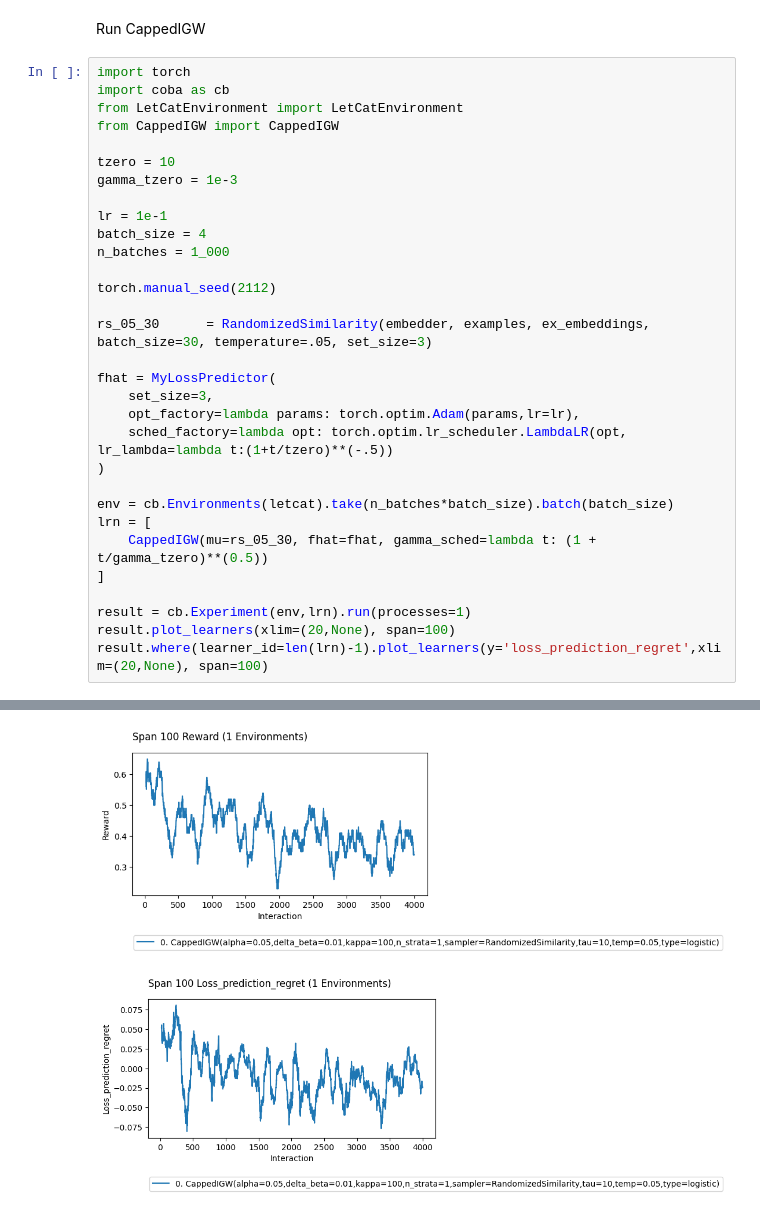
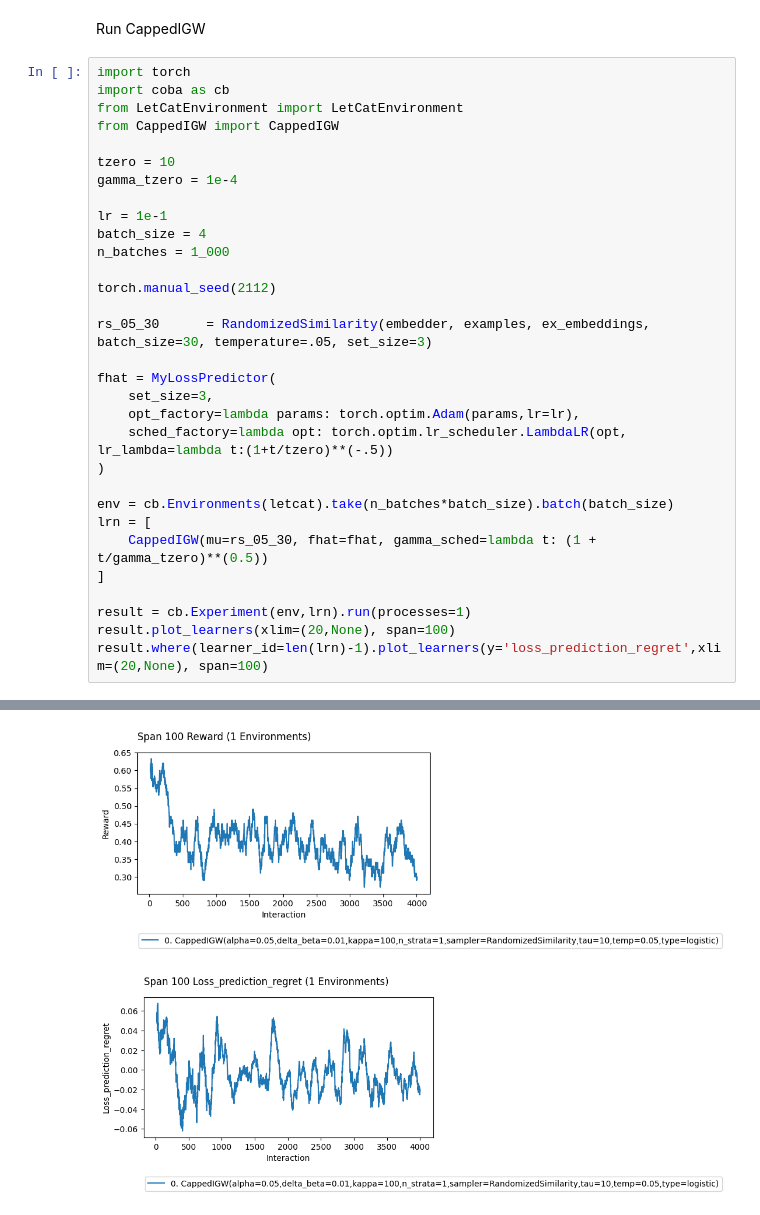
Before and after one commit to mrucker/onoff_experiments, a Jupyter notebook: demo/demo-example-selector.ipynb, the cells around one changed output, grey strips where cells are left out. Cells and saved outputs as stored; diff of their text form.

```diff
--- a/demo/demo-example-selector.ipynb
+++ b/demo/demo-example-selector.ipynb
@@ -281,7 +281,7 @@ from LetCatEnvironment import LetCatEnvironment
 from CappedIGW import CappedIGW
 
 tzero = 10
-gamma_tzero = 1e-3
+gamma_tzero = 1e-4
 
 lr = 1e-1
 batch_size = 4
@@ -316,2 +316,2 @@ result.where(learner_id=len(lrn)-1).plot_learners(y='loss_prediction_regret',xli
-[figure, old version]
+[figure, new version]
-[figure, old version]
+[figure, new version]
```
Also changed, not shown: parts of 1 cell of this notebook.
